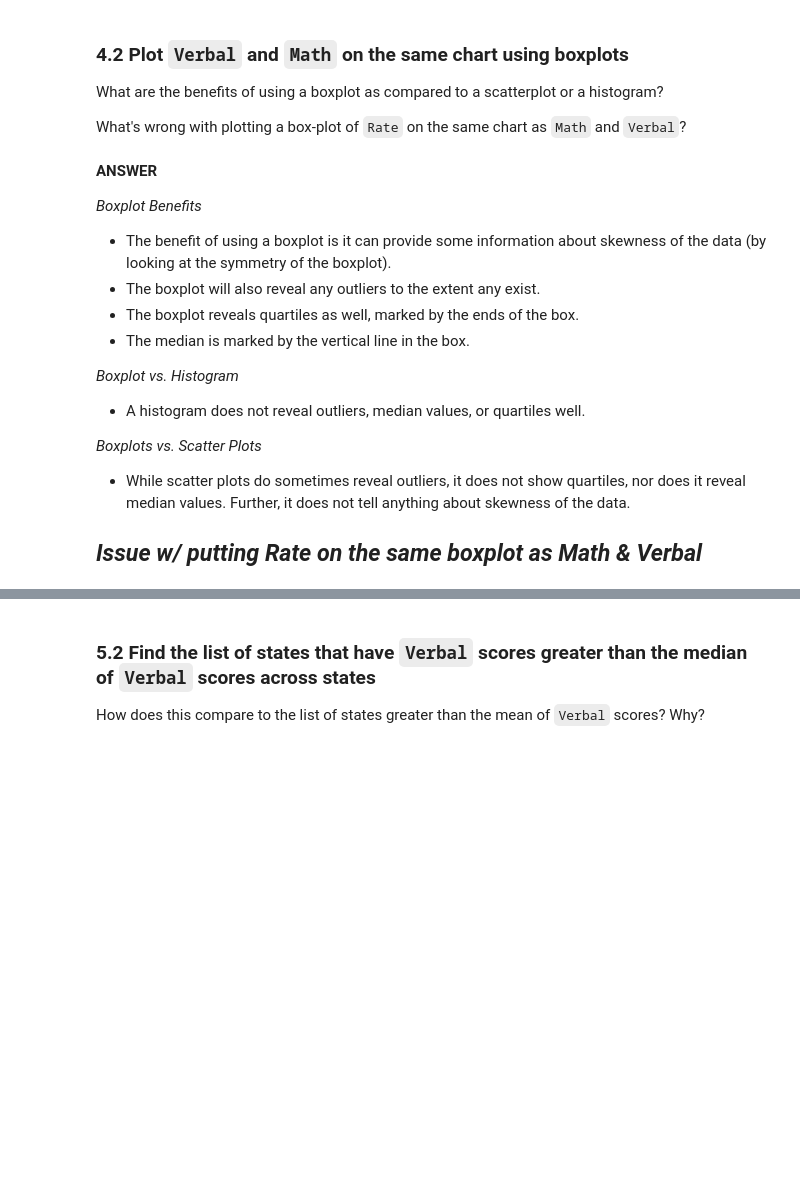
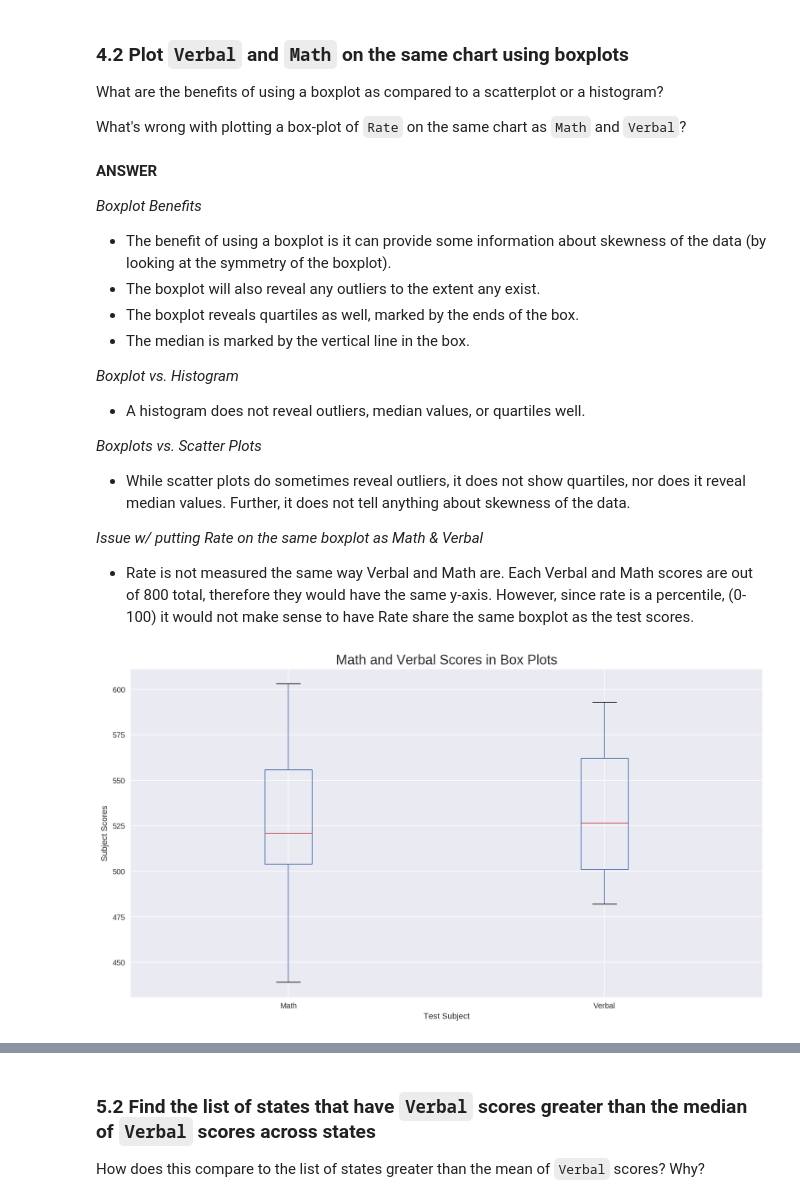
Before and after one commit to godsylla/Civic-Data-Analysis, a Jupyter notebook: project-02-v2-starter-code.ipynb, the cells around one changed output, grey strips where cells are left out. Saved outputs shown, nothing was run; the diff lists cells and outputs as text; code cells hidden in the pictures; blank space fills up the shorter version.

```diff
--- a/project-02-v2-starter-code.ipynb
+++ b/project-02-v2-starter-code.ipynb
@@ -405,4 +421,4 @@ What's wrong with plotting a box-plot of `Rate` on the same chart as `Math` and
 - While scatter plots do sometimes reveal outliers, it does not show quartiles, nor does it reveal median values. Further, it does not tell anything about skewness of the data.
 
 *Issue w/ putting Rate on the same boxplot as Math & Verbal*
--
+- Rate is not measured the same way Verbal and Math are. Each Verbal and Math scores are out of 800 total, therefore they would have the same y-axis. However, since rate is a percentile, (0-100) it would not make sense to have Rate share the same boxplot as the test scores.
@@ -411,0 +425,8 @@ What's wrong with plotting a box-plot of `Rate` on the same chart as `Math` and
+# %%
+vm_scores.plot.box(figsize=(15, 8))
+plt.xlabel('Test Subject')
+plt.ylabel('Subject Scores')
+plt.title ('Math and Verbal Scores in Box Plots', fontsize=18)
+plt.show()
+# %% [output]
+[figure, added]
```
Also changed, not shown: parts of 11 cells of this notebook.
